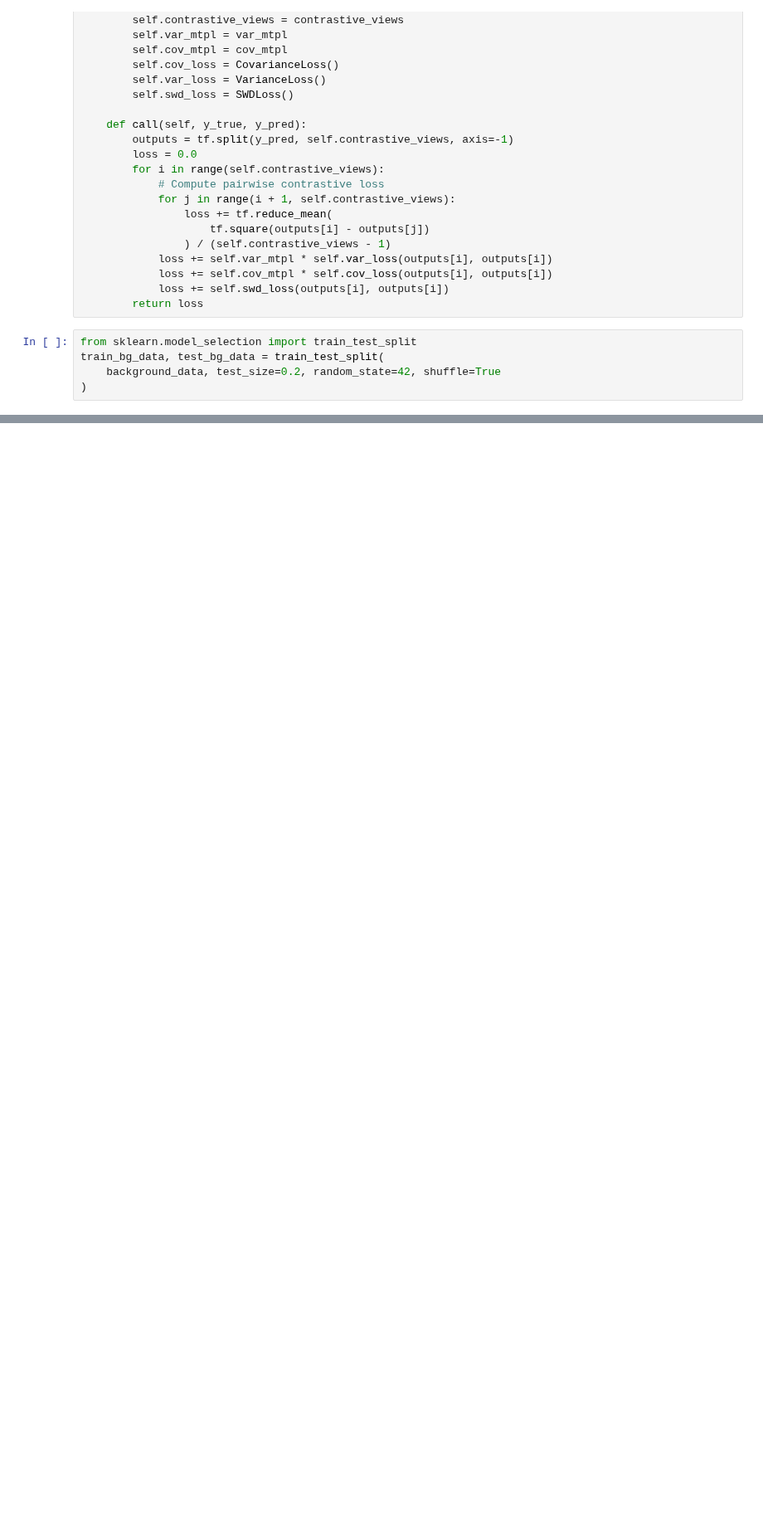
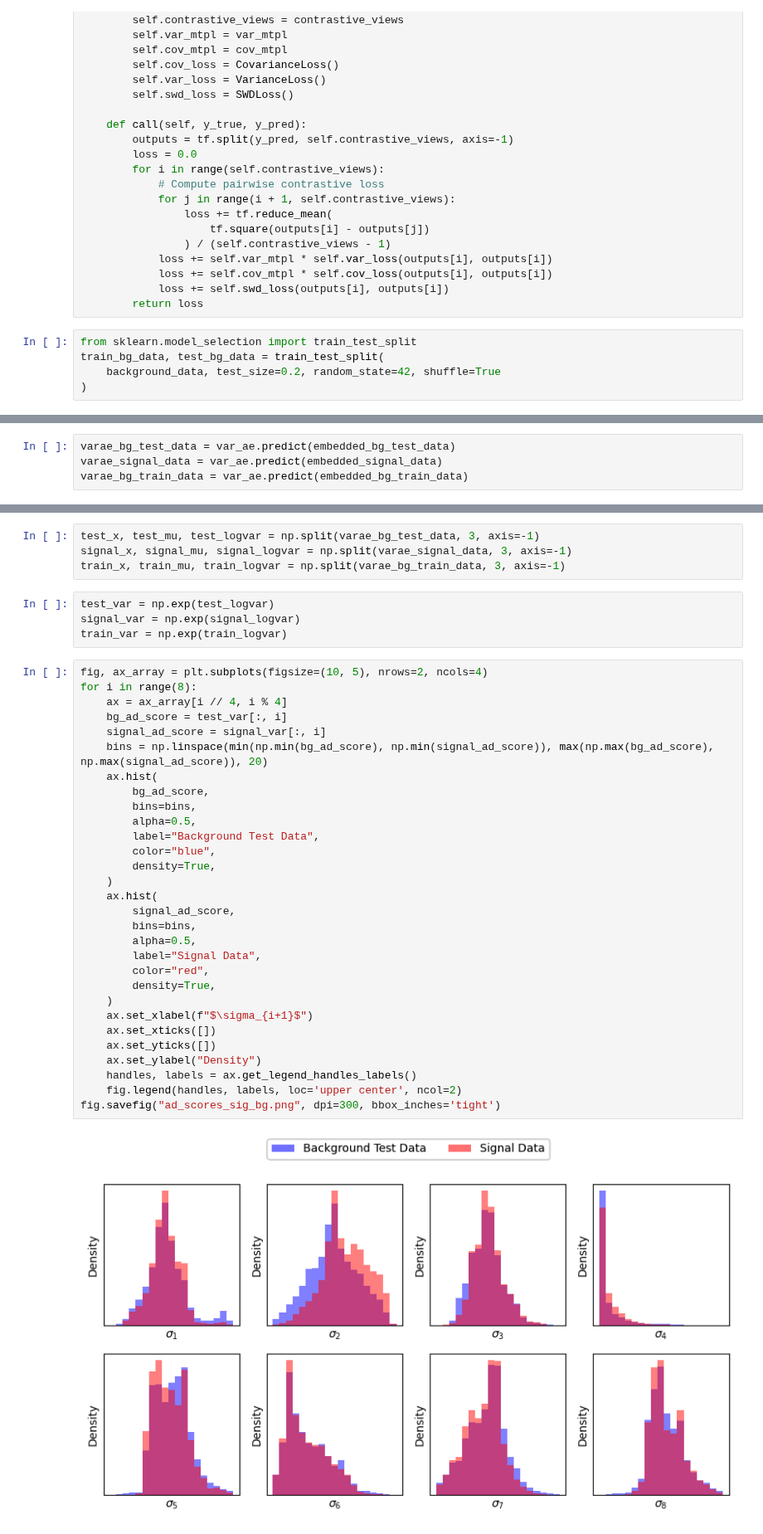
Before and after one commit to makoeppel/mu3e_gnn_trigger, a Jupyter notebook: pca_trigger.ipynb, the cells around one changed output, grey strips where cells are left out. Shown at 83% size. Drawn from its saved outputs; the diff is of its cells as text; blank space fills up the shorter version.

```diff
--- a/pca_trigger.ipynb
+++ b/pca_trigger.ipynb
@@ -244,0 +336,4 @@ embedded_signal_data = embedding_model.predict(signal_data[:10000])
+# %%
+varae_bg_test_data = var_ae.predict(embedded_bg_test_data)
+varae_signal_data = var_ae.predict(embedded_signal_data)
+varae_bg_train_data = var_ae.predict(embedded_bg_train_data)
@@ -244,0 +344,40 @@ embedded_signal_data = embedding_model.predict(signal_data[:10000])
+# %%
+test_x, test_mu, test_logvar = np.split(varae_bg_test_data, 3, axis=-1)
+signal_x, signal_mu, signal_logvar = np.split(varae_signal_data, 3, axis=-1)
+train_x, train_mu, train_logvar = np.split(varae_bg_train_data, 3, axis=-1)
+# %%
+test_var = np.exp(test_logvar)
+signal_var = np.exp(signal_logvar)
+train_var = np.exp(train_logvar)
+# %%
+fig, ax_array = plt.subplots(figsize=(10, 5), nrows=2, ncols=4)
+for i in range(8):
+    ax = ax_array[i // 4, i % 4]
+    bg_ad_score = test_var[:, i]
+    signal_ad_score = signal_var[:, i]
+    bins = np.linspace(min(np.min(bg_ad_score), np.min(signal_ad_score)), max(np.max(bg_ad_score), np.max(signal_ad_score)), 20)
+    ax.hist(
+        bg_ad_score,
+        bins=bins,
+        alpha=0.5,
+        label="Background Test Data",
+        color="blue",
+        density=True,
+    )
+    ax.hist(
+        signal_ad_score,
+        bins=bins,
+        alpha=0.5,
+        label="Signal Data",
+        color="red",
+        density=True,
+    )
+    ax.set_xlabel(f"$\sigma_{i+1}$")
+    ax.set_xticks([])
+    ax.set_yticks([])
+    ax.set_ylabel("Density")
+    handles, labels = ax.get_legend_handles_labels()
+    fig.legend(handles, labels, loc='upper center', ncol=2)
+fig.savefig("ad_scores_sig_bg.png", dpi=300, bbox_inches='tight')
+# %% [output]
+[figure, added]
```
Also changed, not shown: parts of 26 cells of this notebook, 9 other files.
